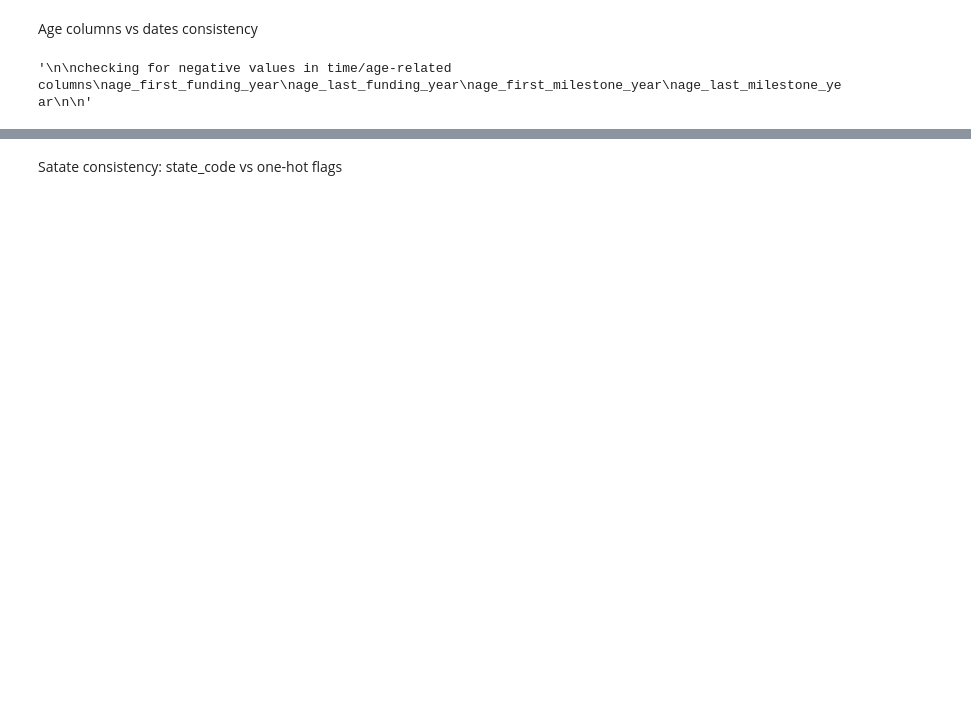
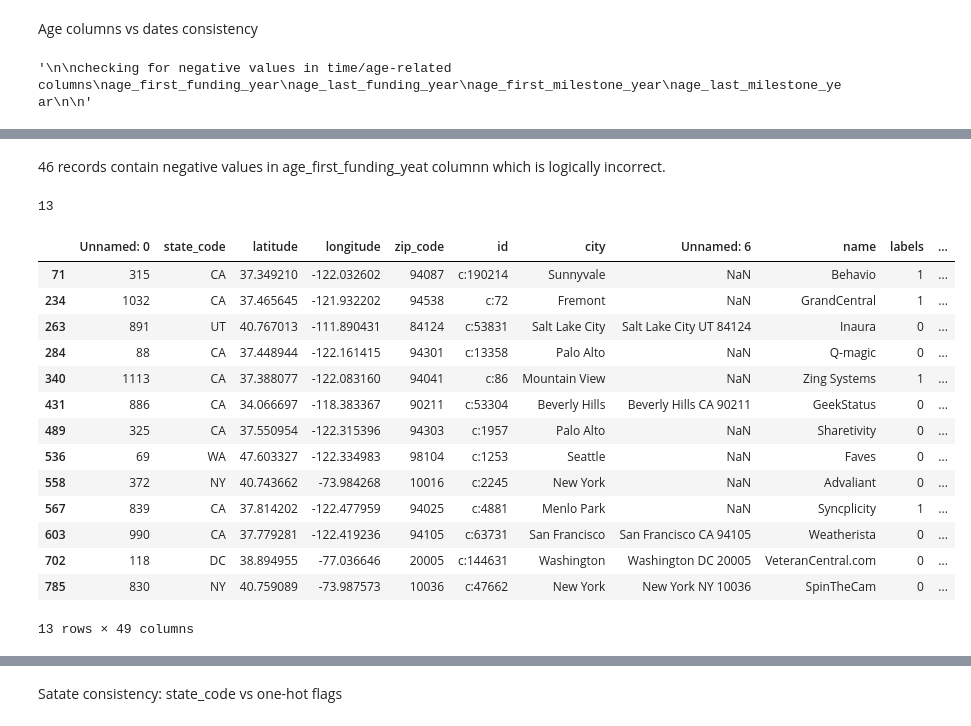
Before and after one commit to liladqa/riskvector, a Jupyter notebook: 01_EDA_on_raw_data.ipynb, the cells around one changed output, grey strips where cells are left out. Saved outputs shown, nothing was run; the diff lists cells and outputs as text; code cells hidden in the pictures; blank space fills up the shorter version.

```diff
--- a/01_EDA_on_raw_data.ipynb
+++ b/01_EDA_on_raw_data.ipynb
@@ -277,0 +361,26 @@ age_last_milestone_year
+# %% [markdown]
+46 records contain negative values in age_first_funding_yeat columnn which is logically incorrect.
+# %%
+#checking for negative values in the age_last_funding_year column
+is_negative = (startups["age_last_funding_year"] < 0).sum()
+print(is_negative)
+
+is_negative_check = startups[startups["age_last_funding_year"] < 0]
+is_negative_check
+# %% [output]
+13
+|  | Unnamed: 0 | state_code | latitude | longitude | zip_code | id | city | Unnamed: 6 | name | labels | ... |
+| 71 | 315 | CA | 37.349210 | -122.032602 | 94087 | c:190214 | Sunnyvale | NaN | Behavio | 1 | ... |
+| 234 | 1032 | CA | 37.465645 | -121.932202 | 94538 | c:72 | Fremont | NaN | GrandCentral | 1 | ... |
+| 263 | 891 | UT | 40.767013 | -111.890431 | 84124 | c:53831 | Salt Lake City | Salt Lake City UT 84124 | Inaura | 0 | ... |
+| 284 | 88 | CA | 37.448944 | -122.161415 | 94301 | c:13358 | Palo Alto | NaN | Q-magic | 0 | ... |
+| 340 | 1113 | CA | 37.388077 | -122.083160 | 94041 | c:86 | Mountain View | NaN | Zing Systems | 1 | ... |
+| 431 | 886 | CA | 34.066697 | -118.383367 | 90211 | c:53304 | Beverly Hills | Beverly Hills CA 90211 | GeekStatus | 0 | ... |
+| 489 | 325 | CA | 37.550954 | -122.315396 | 94303 | c:1957 | Palo Alto | NaN | Sharetivity | 0 | ... |
+| 536 | 69 | WA | 47.603327 | -122.334983 | 98104 | c:1253 | Seattle | NaN | Faves | 0 | ... |
+| 558 | 372 | NY | 40.743662 | -73.984268 | 10016 | c:2245 | New York | NaN | Advaliant | 0 | ... |
+| 567 | 839 | CA | 37.814202 | -122.477959 | 94025 | c:4881 | Menlo Park | NaN | Syncplicity | 1 | ... |
+| 603 | 990 | CA | 37.779281 | -122.419236 | 94105 | c:63731 | San Francisco | San Francisco CA 94105 | Weatherista | 0 | ... |
+| 702 | 118 | DC | 38.894955 | -77.036646 | 20005 | c:144631 | Washington | Washington DC 20005 | VeteranCentral.com | 0 | ... |
+| 785 | 830 | NY | 40.759089 | -73.987573 | 10036 | c:47662 | New York | New York NY 10036 | SpinTheCam | 0 | ... |
+13 rows × 49 columns
```
Also changed, not shown: parts of 18 cells of this notebook.
